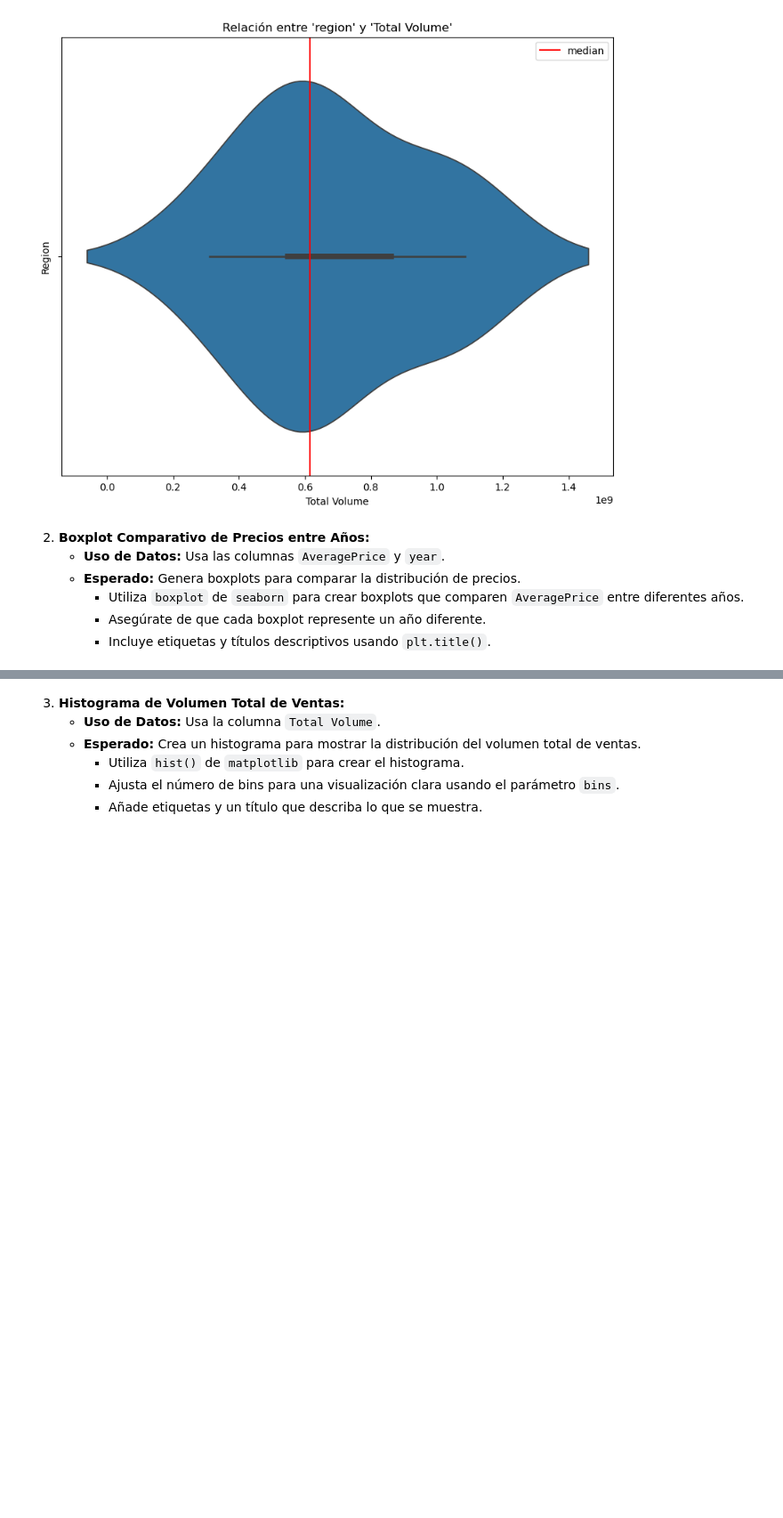
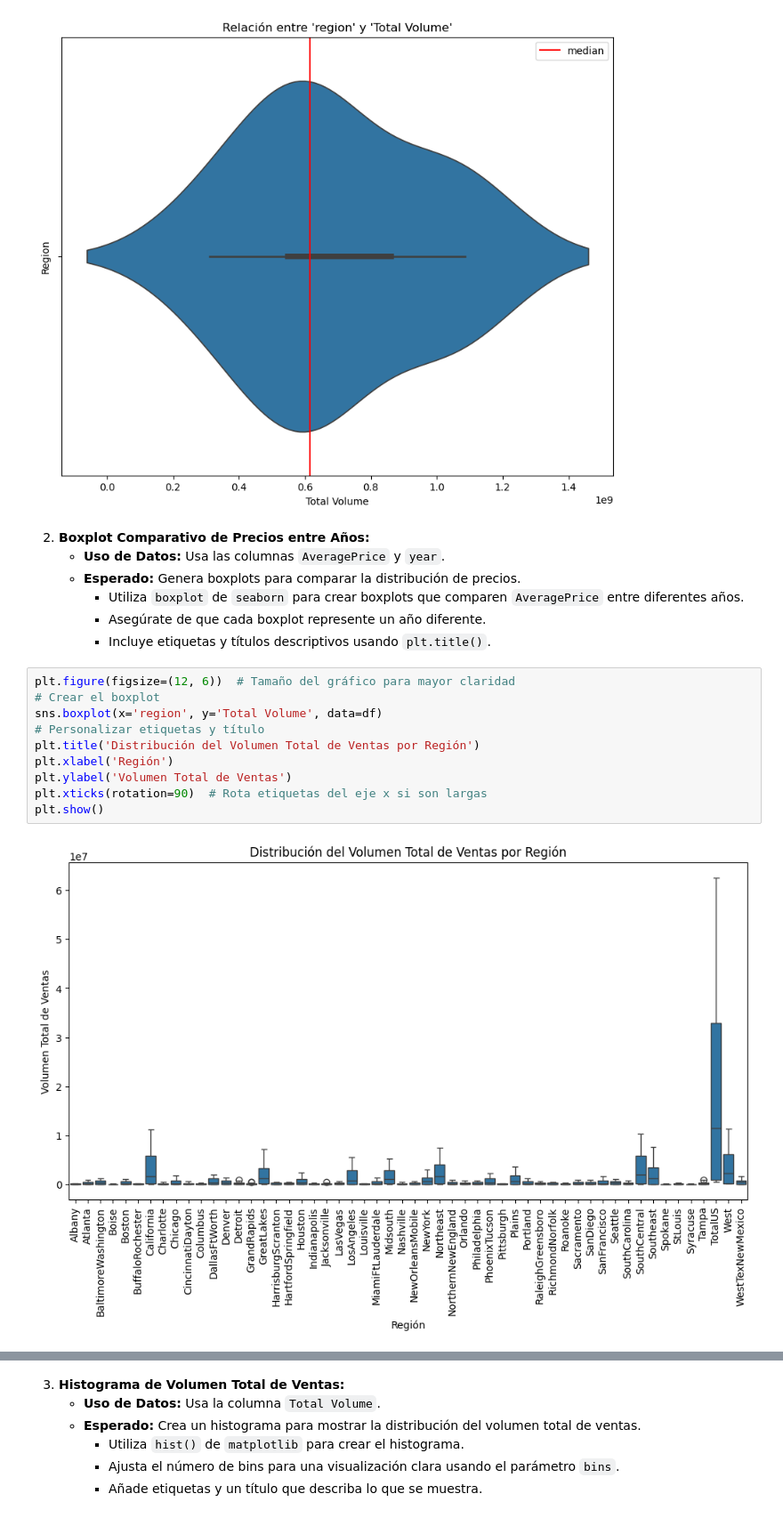
Before and after one commit to albagd77/MAGic-Avocado-TP1, a Jupyter notebook: 02_graficos_para_visualizacion.ipynb, the cells around one changed output, grey strips where cells are left out. Shown at 89% size. Saved outputs shown, nothing was run; the diff lists cells and outputs as text; blank space fills up the shorter version.

```diff
--- a/02_graficos_para_visualizacion.ipynb
+++ b/02_graficos_para_visualizacion.ipynb
@@ -146,3 +225,15 @@ plt.legend()
      - Utiliza `boxplot` de `seaborn` para crear boxplots que comparen `AveragePrice` entre diferentes años.
      - Asegúrate de que cada boxplot represente un año diferente.
      - Incluye etiquetas y títulos descriptivos usando `plt.title()`.
+# %%
+plt.figure(figsize=(12, 6))  # Tamaño del gráfico para mayor claridad
+# Crear el boxplot
+sns.boxplot(x='region', y='Total Volume', data=df)
+# Personalizar etiquetas y título
+plt.title('Distribución del Volumen Total de Ventas por Región')
+plt.xlabel('Región')
+plt.ylabel('Volumen Total de Ventas')
+plt.xticks(rotation=90)  # Rota etiquetas del eje x si son largas
+plt.show()
+# %% [output]
+[figure, added]
```
Also changed, not shown: parts of 15 cells of this notebook.
